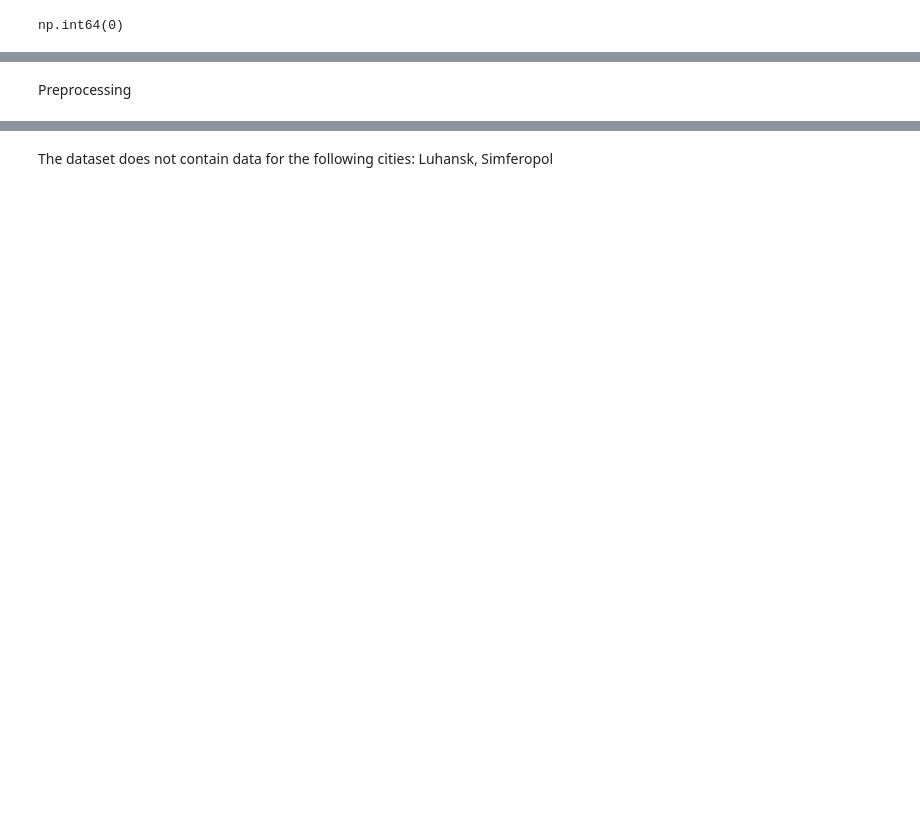
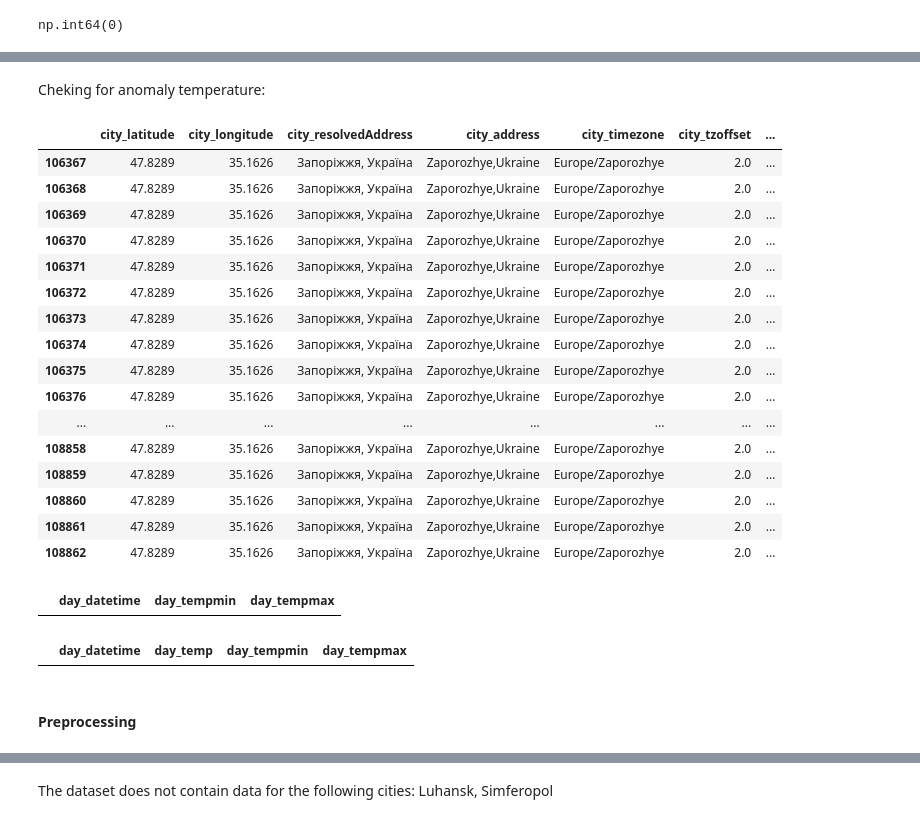
Before and after one commit to khorunzhaviktoriia/war-events-predictor-saas, a Jupyter notebook: forecasting/war_events_predictor.ipynb, the cells around one changed output, grey strips where cells are left out. Drawn from its saved outputs; the diff is of its cells as text; code cells hidden in the pictures; blank space fills up the shorter version.

```diff
--- a/forecasting/war_events_predictor.ipynb
+++ b/forecasting/war_events_predictor.ipynb
@@ -229,5 +230,42 @@ Name: day_datetime, dtype: str
-# %% [markdown]
-Preprocessing
+# %% [markdown]
+Cheking for anomaly temperature:
+# %%
+df_weather[(df_weather["day_tempmax"] > 45) | (df_weather["day_tempmin"] < -35)]
+# %% [output]
+|  | city_latitude | city_longitude | city_resolvedAddress | city_address | city_timezone | city_tzoffset | ... |
+| 106367 | 47.8289 | 35.1626 | Запоріжжя, Україна | Zaporozhye,Ukraine | Europe/Zaporozhye | 2.0 | ... |
+| 106368 | 47.8289 | 35.1626 | Запоріжжя, Україна | Zaporozhye,Ukraine | Europe/Zaporozhye | 2.0 | ... |
+| 106369 | 47.8289 | 35.1626 | Запоріжжя, Україна | Zaporozhye,Ukraine | Europe/Zaporozhye | 2.0 | ... |
+| 106370 | 47.8289 | 35.1626 | Запоріжжя, Україна | Zaporozhye,Ukraine | Europe/Zaporozhye | 2.0 | ... |
+| 106371 | 47.8289 | 35.1626 | Запоріжжя, Україна | Zaporozhye,Ukraine | Europe/Zaporozhye | 2.0 | ... |
+| 106372 | 47.8289 | 35.1626 | Запоріжжя, Україна | Zaporozhye,Ukraine | Europe/Zaporozhye | 2.0 | ... |
+| 106373 | 47.8289 | 35.1626 | Запоріжжя, Україна | Zaporozhye,Ukraine | Europe/Zaporozhye | 2.0 | ... |
+| 106374 | 47.8289 | 35.1626 | Запоріжжя, Україна | Zaporozhye,Ukraine | Europe/Zaporozhye | 2.0 | ... |
+| 106375 | 47.8289 | 35.1626 | Запоріжжя, Україна | Zaporozhye,Ukraine | Europe/Zaporozhye | 2.0 | ... |
+| 106376 | 47.8289 | 35.1626 | Запоріжжя, Україна | Zaporozhye,Ukraine | Europe/Zaporozhye | 2.0 | ... |
+| ... | ... | ... | ... | ... | ... | ... | ... |
+| 108858 | 47.8289 | 35.1626 | Запоріжжя, Україна | Zaporozhye,Ukraine | Europe/Zaporozhye | 2.0 | ... |
+| 108859 | 47.8289 | 35.1626 | Запоріжжя, Україна | Zaporozhye,Ukraine | Europe/Zaporozhye | 2.0 | ... |
+| 108860 | 47.8289 | 35.1626 | Запоріжжя, Україна | Zaporozhye,Ukraine | Europe/Zaporozhye | 2.0 | ... |
+| 108861 | 47.8289 | 35.1626 | Запоріжжя, Україна | Zaporozhye,Ukraine | Europe/Zaporozhye | 2.0 | ... |
+| 108862 | 47.8289 | 35.1626 | Запоріжжя, Україна | Zaporozhye,Ukraine | Europe/Zaporozhye | 2.0 | ... |
+# %%
+df_weather.loc[
+    df_weather["day_tempmin"] > df_weather["day_tempmax"],
+    ["day_datetime", "day_tempmin", "day_tempmax"]
+]
+# %% [output]
+|  | day_datetime | day_tempmin | day_tempmax |
+# %%
+df_weather.loc[
+    (df_weather["day_temp"] < df_weather["day_tempmin"]) |
+    (df_weather["day_temp"] > df_weather["day_tempmax"]),
+    ["day_datetime", "day_temp", "day_tempmin", "day_tempmax"]
+]
+# %% [output]
+|  | day_datetime | day_temp | day_tempmin | day_tempmax |
+# %% [markdown]
+#### Preprocessing
 # %%
 df_weather["city_address"] = df_weather["city_address"].str.replace(",Ukraine", "")
 # %%
```
Also changed, not shown: parts of 78 cells of this notebook.
